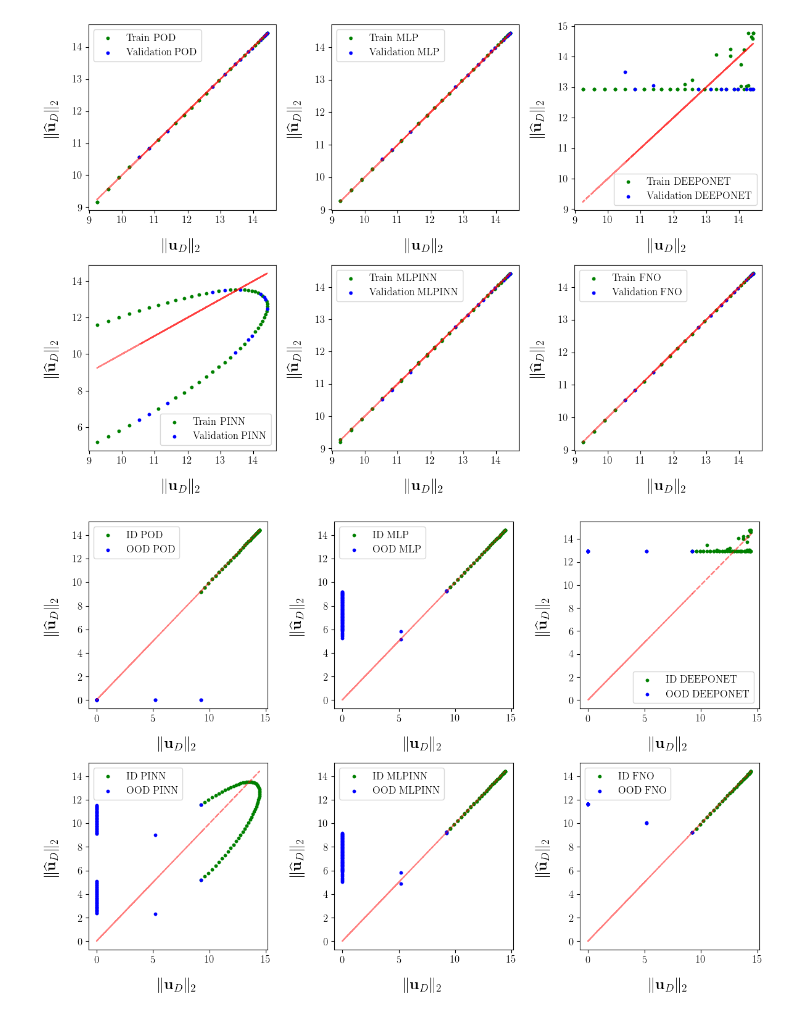
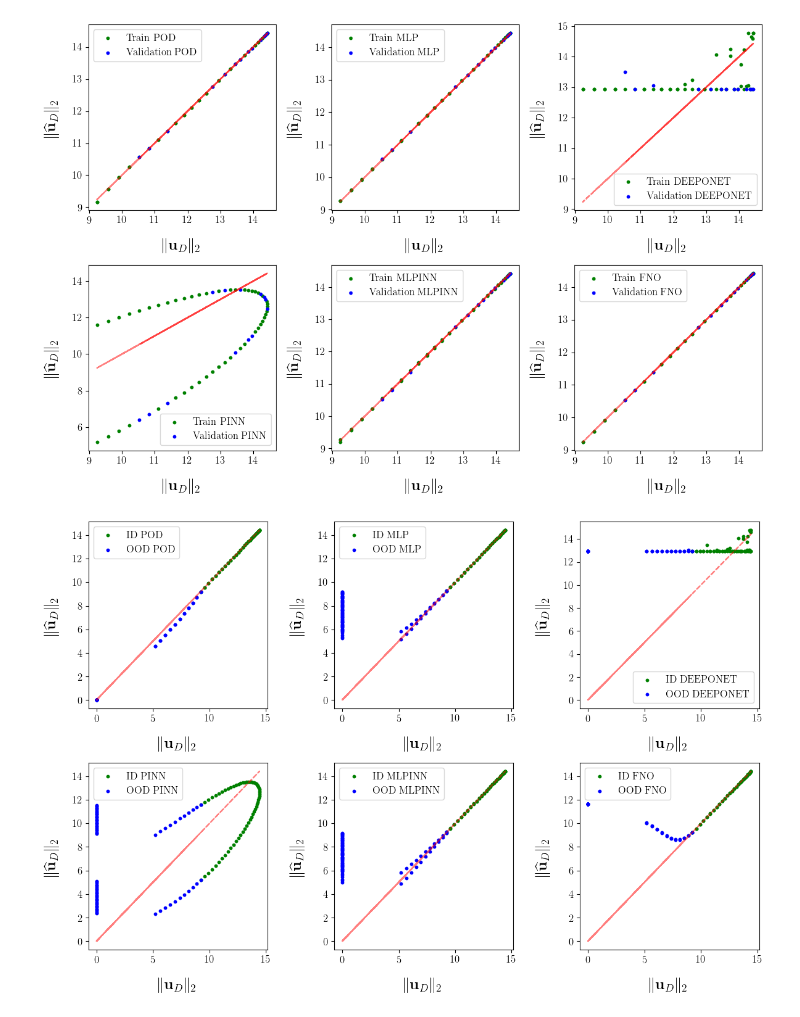
Before and after one commit to lechevaa/CEMRACS_SciML, a Jupyter notebook: notebooks/PoissonEquation/Poisson_step_2.ipynb, the cells around one changed output. Cells and saved outputs as stored; diff of their text form; code cells hidden in the pictures.

Commit message:
[FEAT] step 3 with dummy D function notebook

```diff
--- a/notebooks/PoissonEquation/Poisson_step_2.ipynb
+++ b/notebooks/PoissonEquation/Poisson_step_2.ipynb
@@ -151,7 +151,7 @@ Load models for Neural Networks, and fit for POD
 for method in method_names:
     hyperparams_method = copy.deepcopy(HYPERPARAMS_METHODS[method])
     if method == 'POD':
-        all_methods[method].fit(hyperparameters=hyperparams_method, U=U_sols)
+        all_methods[method].fit(hyperparameters=hyperparams_method, U=VU)
     elif method in ['MLP', 'DEEPONET', 'PINN', 'MLPINN', 'FNO']:
         all_methods[method].load_state_dict(f'optuna/step_2/{method}.pt')
 # %% [output]
@@ -206,24 +208,18 @@ plt.show()
 # %% [markdown]
 ## Parity plot
 # %%
-#### IN DISTRIBUTION D GENERATION ######
-Y_list = solver.x[20:81].reshape(-1, 1)
-
-U_list = []
-for y in Y_list:
-    solver.change_y(new_y= y[0])
-    U_list.append(solver.solve())
-
-U_list = np.stack(U_list)
+# #### IN DISTRIBUTION D GENERATION ######
+Y_list = torch.Tensor(Y_list)
+VU_list = torch.Tensor(np.stack(VU))
 
 
-y_train, y_val, u_train, u_val = sklearn.model_selection.train_test_split(Y_list, U_list, test_size=0.2, random_state=123)
+y_train, y_val, u_train, u_val = sklearn.model_selection.train_test_split(Y_list, VU_list, test_size=0.2, random_state=123)
 # %%
 fig, axs = plt.subplots(2, 3, figsize=(12, 8))
 
 for i, (ax, method) in enumerate(zip(axs.flatten(), all_methods)):
     if method in ['POD', 'MLP', 'PINN', 'MLPINN', 'DEEPONET', 'FNO']:
-        all_methods[method].parity_plot(U=u_train, phi=y_train, Y=y_train, ax=ax, label=f'Train {method}', color='green')
+        all_methods[method].parity_plot(U=u_train, phi=Y_train, Y=y_train, ax=ax, label=f'Train {method}', color='green')
         all_methods[method].parity_plot(U=u_val, phi=y_val, Y=y_val, ax=ax, label=f'Validation {method}', color='blue')
         ax.legend()
 
@@ -232,12 +228,9 @@ plt.show()
 # %% [output]
 [figure]
 # %%
-#### OUT OF DISTRIBUTION D GENERATION ######
-OOD_Y = np.concatenate([np.linspace(0.1, 0.2, 40), np.linspace(0.8, 0.9, 40)]).reshape(-1, 1)
-U_OOD_FD = []
-for y in OOD_Y:
-    solver.change_y(y)
-    U_OOD_FD.append(solver.solve())
-
-OOD_Y = torch.Tensor(OOD_Y).view(-1, 1)
-U_OOD_FD = torch.Tensor(np.stack(U_OOD_FD))
+#### OUT OF DISTRIBUTION Y GENERATION ######
+OOD_Y = np.concatenate([np.linspace(0.1, 0.2, 41), np.linspace(0.8, 0.9, 41)]).reshape(-1, 1)
+# From y position to F source term
+OOD_VF = delta(OOD_Y, solver.x)
+# Vectorized solver
+OOD_VU = solver.Vsolve(vect = 'F', F = OOD_VF)
@@ -253,14 +237,14 @@ U_ID_FD = np.stack(U_ID_FD)
 # %%
 fig, axs = plt.subplots(2, 3, figsize=(12, 8))
 
 for i, (ax, method) in enumerate(zip(axs.flatten(), all_methods)):
 
-    all_methods[method].parity_plot(U=U_ID_FD, phi = ID_Y, Y=ID_Y, ax=ax, label=f'ID {method}', color='green')
-    all_methods[method].parity_plot(U=U_OOD_FD, phi= OOD_Y, Y=OOD_Y, ax=ax, label=f'OOD {method}', color='blue')
+    all_methods[method].parity_plot(U=VU_list, phi = Y_list, Y=Y_list, ax=ax, label=f'ID {method}', color='green')
+    all_methods[method].parity_plot(U=OOD_VU, phi= OOD_Y, Y=OOD_Y, ax=ax, label=f'OOD {method}', color='blue')
     ax.legend()
 
 plt.tight_layout()
-plt.savefig("figs/step_2/ID_OOD_step_2.pdf", format="pdf", bbox_inches="tight")
+# plt.savefig("figs/step_2/ID_OOD_step_2.pdf", format="pdf", bbox_inches="tight")
 plt.show()
 # %% [output]
-[figure, old version]
+[figure, new version]
```
Also changed, not shown: parts of 14 cells of this notebook, 8 other files.
